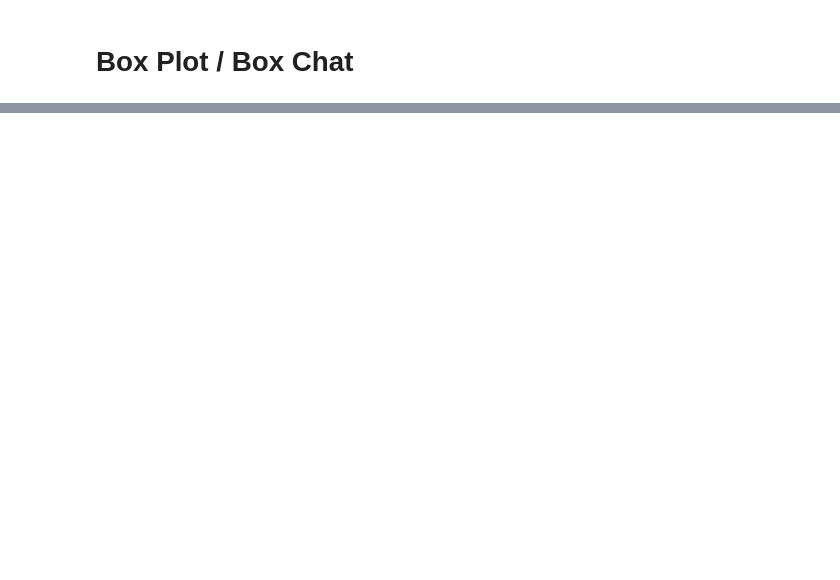
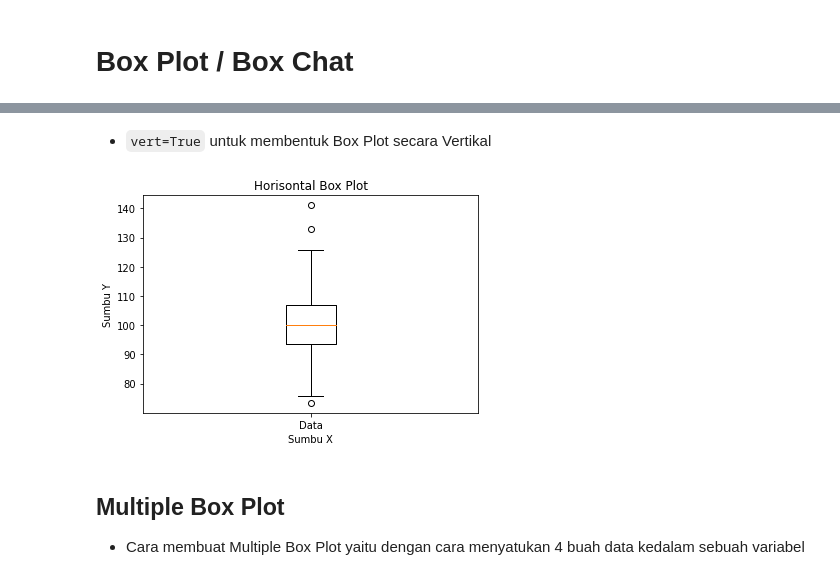
Before and after one commit to Ruslanahmadjayadi/Matplotlib, a Jupyter notebook: BoxPlot_BoxChart.ipynb, the cells around one changed output, grey strips where cells are left out. Cells and saved outputs as stored; diff of their text form; code cells hidden in the pictures; blank space fills up the shorter version.

```diff
--- a/BoxPlot_BoxChart.ipynb
+++ b/BoxPlot_BoxChart.ipynb
@@ -51,3 +102,18 @@ plt.show()
+# %% [markdown]
+- `vert=True` untuk membentuk Box Plot secara Vertikal
+# %%
+plt.boxplot(data, labels=['Data'], vert=True)
+
+plt.title('Horisontal Box Plot')
+plt.xlabel('Sumbu X')
+plt.ylabel('Sumbu Y')
+
+plt.show()
+# %% [output]
+[figure, added]
+# %% [markdown]
+## Multiple Box Plot
+- Cara membuat Multiple Box Plot yaitu dengan cara menyatukan 4 buah data kedalam sebuah variabel
 # %%
 np.random.seed(10)
 data1 = np.random.normal(100, 10, 200)
```
Also changed, not shown: parts of 13 cells of this notebook.
